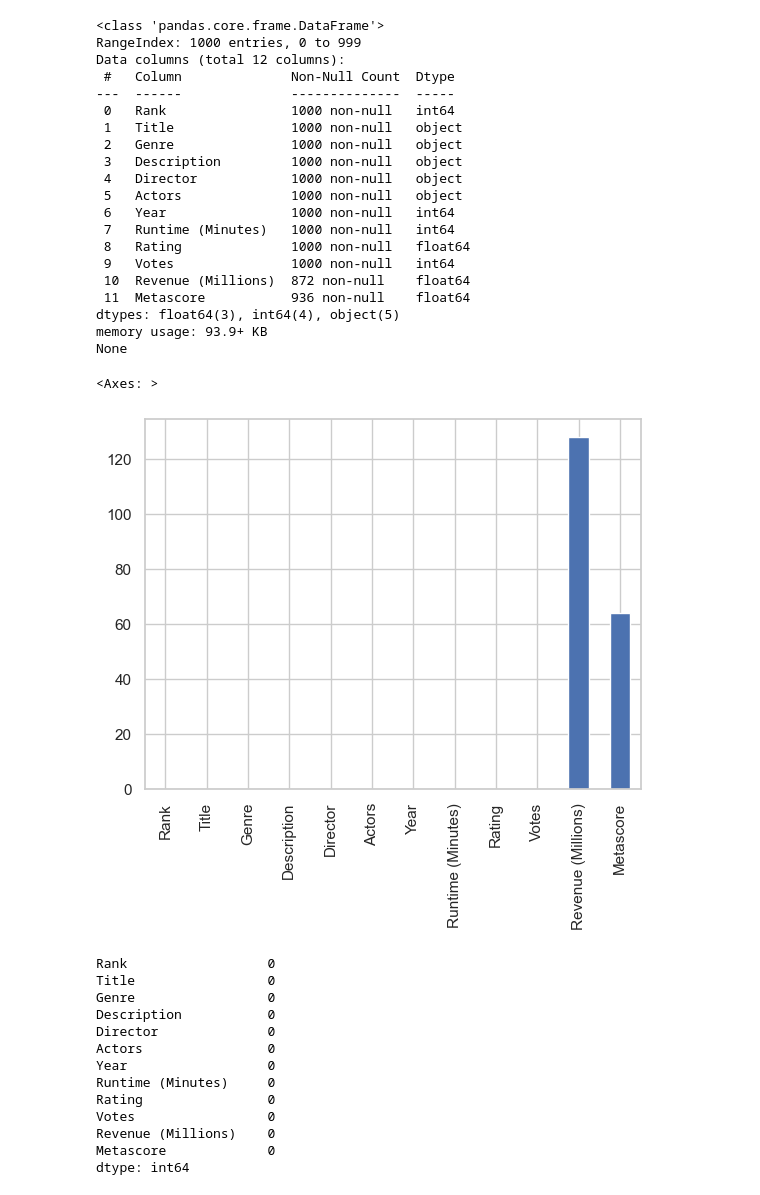
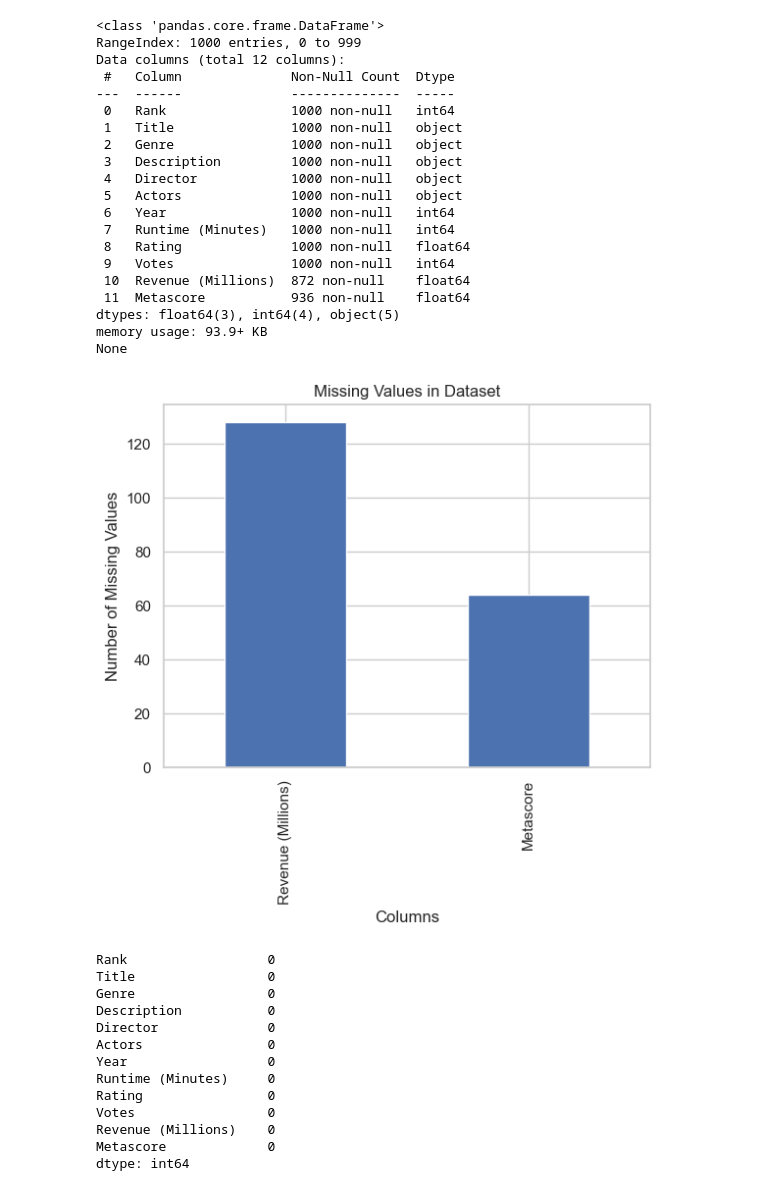
Before and after one commit to AN-Datasurfer/project_IMDb_Movies_data_analysis, a Jupyter notebook: main_analysis.ipynb, the cells around one changed output. Saved outputs shown, nothing was run; the diff lists cells and outputs as text; code cells hidden in the pictures.

```diff
--- a/main_analysis.ipynb
+++ b/main_analysis.ipynb
@@ -6,11 +6,9 @@ import matplotlib.pyplot as plt
 import seaborn as sns
 import matplotlib.patches as mpatches
 # %%
+# Load the dataset
 movies_data = pd.read_csv(r'IMDB_movie_data.csv')
 print(movies_data.info())
-
-# Checking the dataset for missing values
-movies_data.isna().sum().plot(kind='bar')
 # %% [output]
 <class 'pandas.core.frame.DataFrame'>
 RangeIndex: 1000 entries, 0 to 999
@@ -32,8 +30,21 @@ Data columns (total 12 columns):
 dtypes: float64(3), int64(4), object(5)
 memory usage: 93.9+ KB
 None
-<Axes: >
-[figure, removed]
+# %%
+# Checking the dataset for missing values
+missing_values = movies_data.isna().sum()
+
+# Filter out columns with 0 missing values
+missing_values = missing_values[missing_values > 0]
+
+# Plot the missing values
+missing_values.plot(kind='bar')
+plt.title('Missing Values in Dataset')
+plt.xlabel('Columns')
+plt.ylabel('Number of Missing Values')
+plt.show()
+# %% [output]
+[figure, added]
 # %%
 movie_cleared = movies_data.dropna()
 movie_cleared.isna().sum()
```
